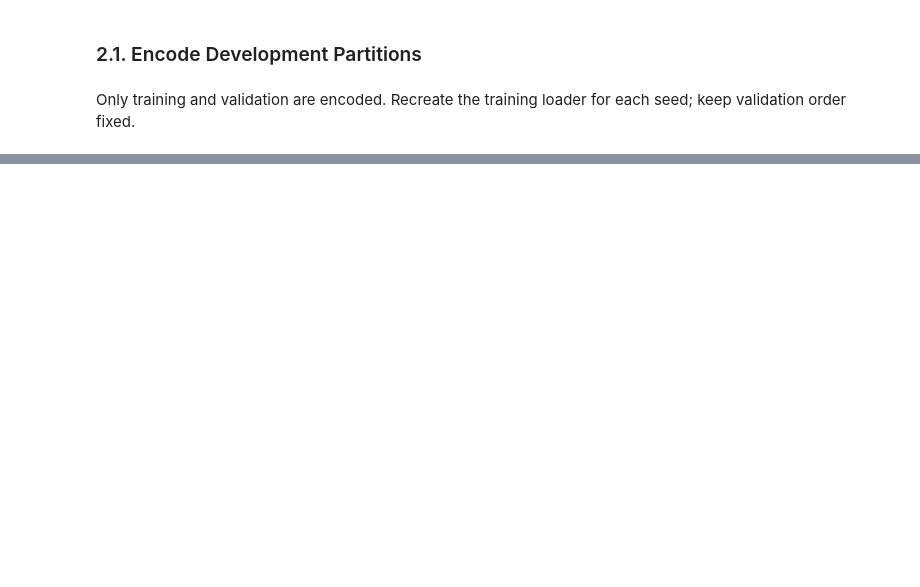
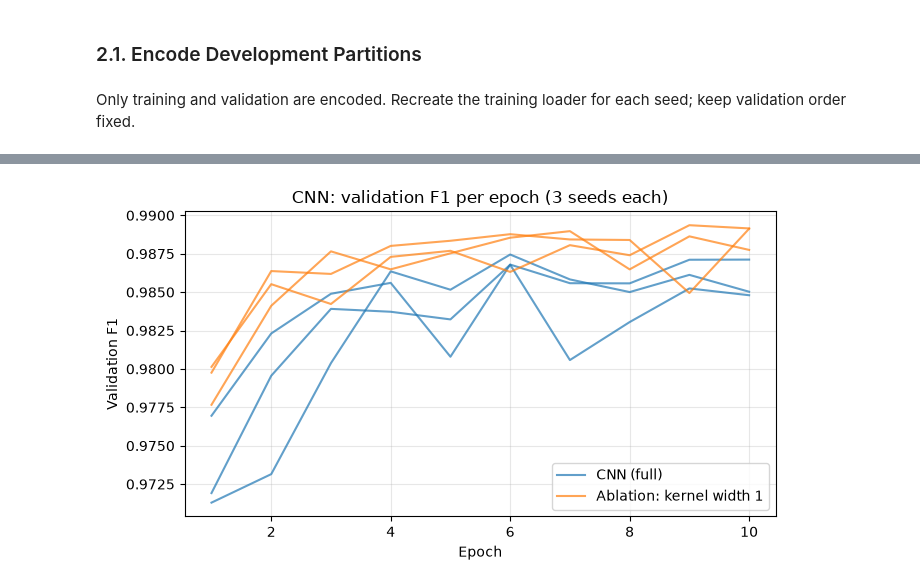
Before and after one commit to Nouroz-BI/AIGC5500-Midterm-Project, a Jupyter notebook: notebooks/03_cnn_experiment.ipynb, the cells around one changed output, grey strips where cells are left out. Cells and saved outputs as stored; diff of their text form; code cells hidden in the pictures; blank space fills up the shorter version.

Commit message:
Train CNN and kernel-width-1 ablation on 3 seeds; add validation, cost and test results

```diff
--- a/notebooks/03_cnn_experiment.ipynb
+++ b/notebooks/03_cnn_experiment.ipynb
@@ -126,0 +203,24 @@ for name, tensor in example_batch.items():
+# %%
+RESULTS_DIR.mkdir(parents = True, exist_ok = True)
+CHECKPOINT_DIR.mkdir(parents = True, exist_ok = True)
+
+validation_rows, histories = [], {}
+for variant, variant_config in VARIANTS.items():
+    for seed in TRAINING_SEEDS:
+        checkpoint = CHECKPOINT_DIR / f'{VARIANT_SLUG[variant]}_seed{seed}.pt'
+        model, history, best_epoch, seconds = train_one_run(
+            MODEL_CONFIG, variant_config, seed, encoded_datasets['train'], validation_loader,
+            VOCAB_SIZE, device, TRAIN_CONFIG, checkpoint)
+
+        # Record the scores from the best epoch
+        best = history.loc[history['epoch'] == best_epoch].iloc[0]
+        histories[(variant, seed)] = history
+        validation_rows.append({'variant': variant, 'seed': seed, 'best_epoch': best_epoch,
+                                'val_accuracy': best['val_accuracy'], 'val_f1': best['val_f1'],
+                                'val_loss': best['val_loss'], 'train_seconds': round(seconds, 1)})
+        print(f'{variant:26s} seed {seed:5d}  best epoch {best_epoch:2d}  '
+              f'val acc {best["val_accuracy"]:.4f}  F1 {best["val_f1"]:.4f}  ({seconds:.0f}s)')
+
+validation_results = pd.DataFrame(validation_rows)
+validation_results.to_csv(RESULTS_DIR / 'validation_per_seed.csv', index = False)
+validation_results.round(4)
@@ -126,0 +251,13 @@ for name, tensor in example_batch.items():
+# %%
+# Validation F1 per epoch, one line per run
+fig, ax = plt.subplots(figsize = (7, 4))
+colors = {name: color for name, color in zip(VARIANTS, ['tab:blue', 'tab:orange'])}
+for (variant, seed), history in histories.items():
+    ax.plot(history['epoch'], history['val_f1'], color = colors[variant], alpha = 0.7,
+            label = variant if seed == TRAINING_SEEDS[0] else None)
+ax.set_xlabel('Epoch'); ax.set_ylabel('Validation F1'); ax.set_title('CNN: validation F1 per epoch (3 seeds each)')
+ax.legend(); ax.grid(alpha = 0.3)
+fig.tight_layout(); fig.savefig(RESULTS_DIR / 'validation_curves.png', dpi = 150)
+plt.show()
+# %% [output]
+[figure, added]
```
Also changed, not shown: parts of 21 cells of this notebook, 5 other files.
